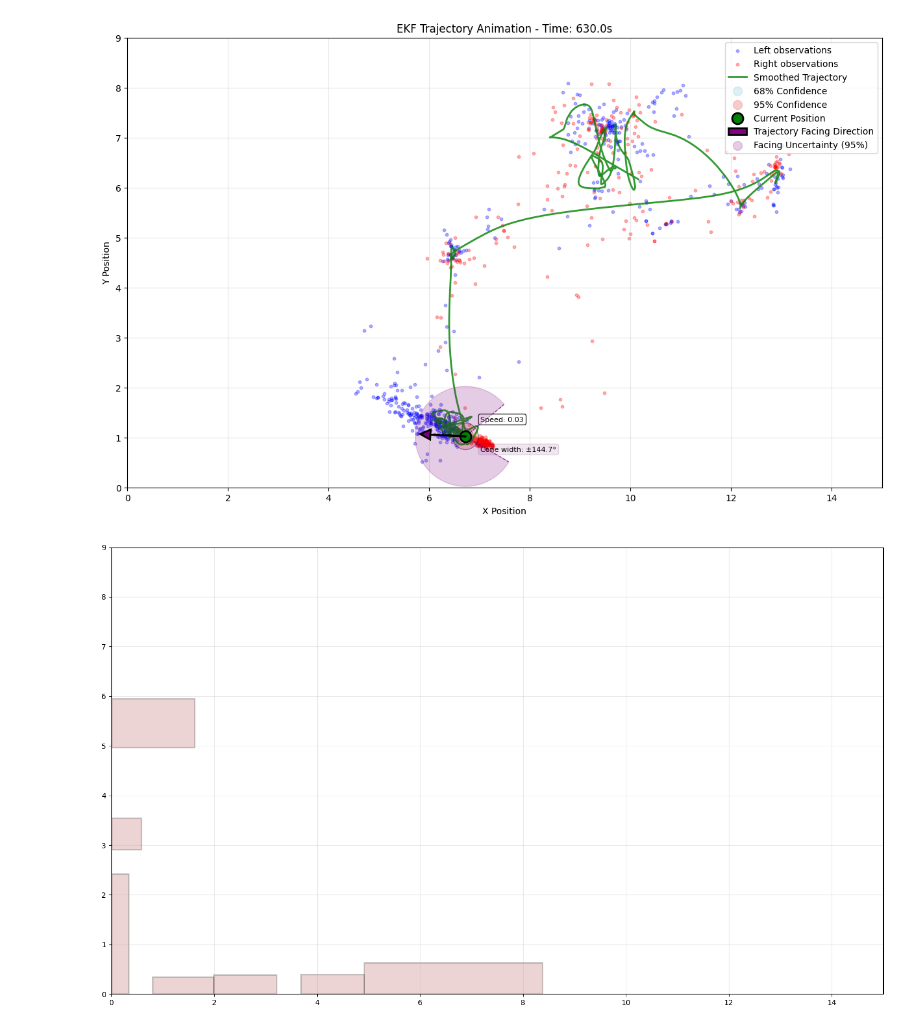
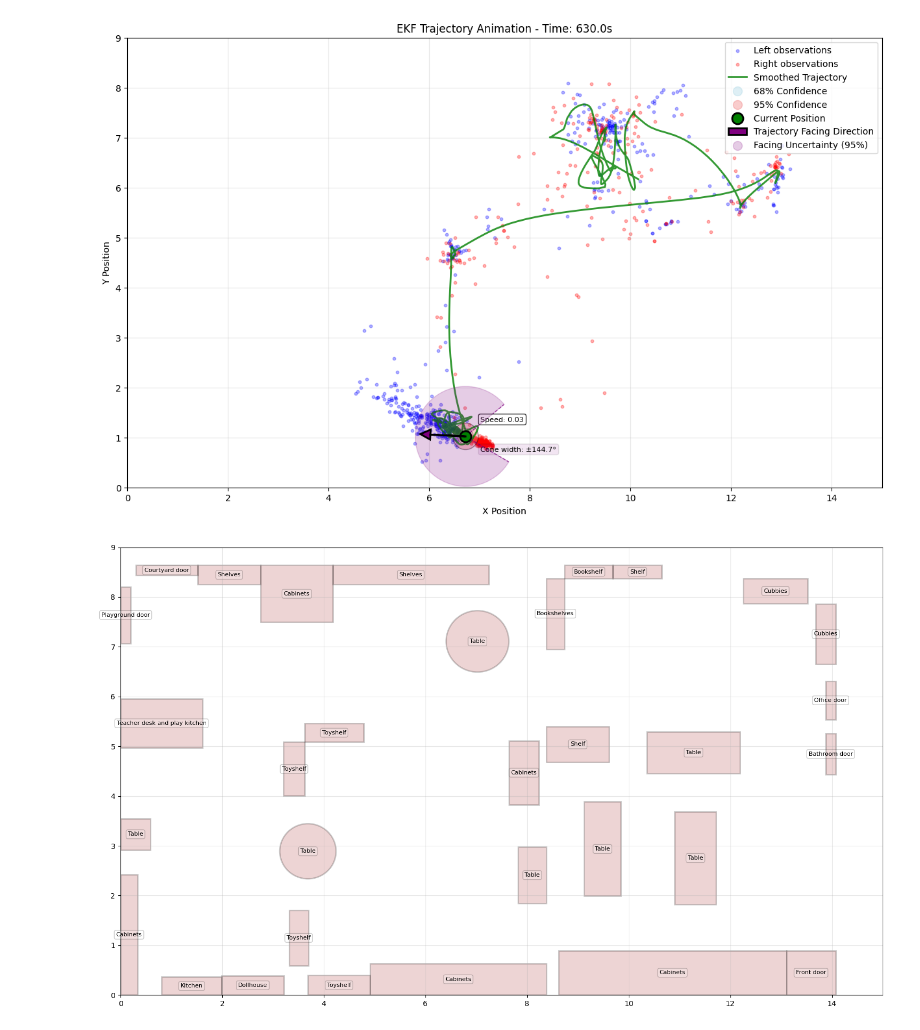
Before and after one commit to YuriFuuu/PsychologyLab_Update, a Jupyter notebook: Version 4_ Kalman_Fixed_Data + ZMAX Filter/data_processing_13_part3_ani.ipynb, the cells around one changed output. Cells and saved outputs as stored; diff of their text form; code cells hidden in the pictures.

```diff
--- a/Version 4_ Kalman_Fixed_Data + ZMAX Filter/data_processing_13_part3_ani.ipynb
+++ b/Version 4_ Kalman_Fixed_Data + ZMAX Filter/data_processing_13_part3_ani.ipynb
@@ -532,39 +531,68 @@ KeyboardInterrupt:
 # %%
 def show_furniture_layout(xlim=(0, 15), ylim=(0, 9)):
 
-    furniture = [
+    furniture_rectangle = [
         {'x': 0, 'y': 0, 'width': 0.334-0, 'height': 2.425-0, 'label': 'Cabinets', 'color': 'brown', 'alpha': 0.2},
         {'x': 0, 'y': 2.918, 'width': 0.588-0, 'height': 3.545-2.918, 'label': 'Table', 'color': 'brown', 'alpha': 0.2},
         {'x': 0, 'y': 4.970, 'width': 1.613-0, 'height': 5.955-4.970, 'label': 'Teacher desk and play kitchen', 'color': 'brown', 'alpha': 0.2},
-        {'x': 0.805, 'y': 0, 'width': 1.993-0.805, 'height': 0.343-0, 'label': 'Kitchen', 'color': 'brown', 'alpha': 0.2},
+        {'x': 0.805, 'y': 0, 'width': 1.993-0.805, 'height': 0.363-0, 'label': 'Kitchen', 'color': 'brown', 'alpha': 0.2},
         {'x': 1.993, 'y': 0, 'width': 3.213-1.993, 'height': 0.392-0, 'label': 'Dollhouse', 'color': 'brown', 'alpha': 0.2},
         {'x': 3.688, 'y': 0, 'width': 4.910-3.688, 'height': 0.394-0, 'label': 'Toyshelf', 'color': 'brown', 'alpha': 0.2},
+        {'x': 3.316, 'y': 0.596, 'width': 3.694-3.316, 'height': 1.702-0.596, 'label': 'Toyshelf', 'color': 'brown', 'alpha': 0.2},
         {'x': 4.910, 'y': 0, 'width': 8.380-4.910, 'height': 0.634-0, 'label': 'Cabinets', 'color': 'brown', 'alpha': 0.2},
-        # {'x': , 'y': , 'width': , 'height': , 'label': '', 'color': 'brown', 'alpha': 0.2},
+        {'x': 7.823, 'y': 1.845, 'width': 8.380-7.823, 'height': 2.976-1.845, 'label': 'Table', 'color': 'brown', 'alpha': 0.2},
+        {'x': 7.640, 'y': 3.827, 'width': 8.236-7.640, 'height': 5.112-3.827, 'label': 'Cabinets', 'color': 'brown', 'alpha': 0.2},
+        {'x': 3.209, 'y': 4.004, 'width': 3.620-3.209, 'height': 5.084-4.004, 'label': 'Toyshelf', 'color': 'brown', 'alpha': 0.2},
+        {'x': 3.620, 'y': 5.084, 'width': 4.788-3.620, 'height': 5.463-5.084, 'label': 'Toyshelf', 'color': 'brown', 'alpha': 0.2},
+        {'x': 8.380, 'y': 4.684, 'width': 9.612-8.380, 'height': 5.395-4.684, 'label': 'Shelf', 'color': 'brown', 'alpha': 0.2},
+        {'x': 10.354, 'y': 4.457, 'width': 12.196-10.354, 'height': 5.288-4.457, 'label': 'Table', 'color': 'brown', 'alpha': 0.2},
+        {'x': 9.124, 'y': 1.990, 'width': 9.843-9.124, 'height': 3.884-1.990, 'label': 'Table', 'color': 'brown', 'alpha': 0.2},
+        {'x': 10.904, 'y': 1.826, 'width': 11.720-10.904, 'height': 3.682-1.826, 'label': 'Table', 'color': 'brown', 'alpha': 0.2},
+        {'x': 8.621, 'y': 0, 'width': 13.101-8.621, 'height': 0.896-0, 'label': 'Cabinets', 'color': 'brown', 'alpha': 0.2},
+        {'x': 1.523, 'y': 8.254, 'width': 2.753-1.523, 'height': 8.638-8.254, 'label': 'Shelves', 'color': 'brown', 'alpha': 0.2},
+        {'x': 2.753, 'y': 7.491, 'width': 4.182-2.753, 'height': 8.638-7.491, 'label': 'Cabinets', 'color': 'brown', 'alpha': 0.2},
+        {'x': 4.182, 'y': 8.254, 'width': 7.243-4.182, 'height': 8.638-8.254, 'label': 'Shelves', 'color': 'brown', 'alpha': 0.2},
+        {'x': 8.380, 'y': 6.955, 'width': 8.736-8.380, 'height': 8.377-6.955, 'label': 'Bookshelves', 'color': 'brown', 'alpha': 0.2},
+        {'x': 12.249, 'y': 7.866, 'width': 13.526-12.249, 'height': 8.377-7.866, 'label': 'Cubbies', 'color': 'brown', 'alpha': 0.2},
+        {'x': 13.682, 'y': 6.655, 'width': 14.073-13.682, 'height': 7.857-6.655, 'label': 'Cubbies', 'color': 'brown', 'alpha': 0.2},
+        {'x': 0, 'y': 7.070, 'width': 0.2, 'height': 8.207-7.070, 'label': 'Playground door', 'color': 'brown', 'alpha': 0.2},
+        {'x': 0.298, 'y': 8.638-0.2, 'width': 1.517-0.298, 'height': 0.2, 'label': 'Courtyard door', 'color': 'brown', 'alpha': 0.2},
+        {'x': 14.073-0.2, 'y': 5.539, 'width': 0.2, 'height': 6.310-5.539, 'label': 'Office door', 'color': 'brown', 'alpha': 0.2},
+        {'x': 14.073-0.2, 'y': 4.434, 'width': 0.2, 'height': 5.256-4.434, 'label': 'Bathroom door', 'color': 'brown', 'alpha': 0.2},
+        {'x': 13.101, 'y': 0, 'width': 14.073-13.101, 'height': 0.896, 'label': 'Front door', 'color': 'brown', 'alpha': 0.2},
+        {'x': 8.736, 'y': 8.377, 'width': 9.683-8.736, 'height': 8.638-8.377, 'label': 'Bookshelf', 'color': 'brown', 'alpha': 0.2},
+        {'x': 9.683, 'y': 8.377, 'width': 14.073-13.101, 'height': 8.638-8.377, 'label': 'Shelf', 'color': 'brown', 'alpha': 0.2},
+    ]
+
+    furniture_circle = [
+        {'x': 3.133+(4.241-3.133)/2, 'y': 2.416+(3.364-2.416)/2, 'r': (4.241-3.133)/2, 'label': 'Table', 'color': 'brown', 'alpha': 0.2},
+        {'x': 6.407+(7.641-6.407)/2, 'y': 6.478+(7.740-6.478)/2, 'r': (7.641-6.407)/2, 'label': 'Table', 'color': 'brown', 'alpha': 0.2}
     ]
 
     fig, ax = plt.subplots(figsize=(15, 9))
     ax.grid(True, alpha=0.3)
     ax.set_xlim(xlim)
     ax.set_ylim(ylim)
 
-    for item in furniture:
-        furniture_rect = Rectangle(
-            (item['x'], item['y']), item['width'], item['height'],
-            facecolor=item['color'], alpha=item['alpha'],
-            edgecolor='black', linewidth=2
-        )
+    for item in furniture_rectangle:
+        furniture_rect = Rectangle((item['x'], item['y']), item['width'], item['height'], facecolor=item['color'], alpha=item['alpha'], edgecolor='black', linewidth=2)
         ax.add_patch(furniture_rect)
 
-        # center_x = item['x'] + item['width'] / 2
-        # center_y = item['y'] + item['height'] / 2
-        # ax.text(center_x, center_y, item['label'],
-        #        ha='center', va='center', fontsize=10, fontweight='bold',
-        #        bbox=dict(boxstyle="round,pad=0.3", facecolor='white', alpha=0.2))
+        center_x = item['x'] + item['width'] / 2
+        center_y = item['y'] + item['height'] / 2
+        ax.text(center_x, center_y, item['label'], ha='center', va='center', fontsize=8, bbox=dict(boxstyle="round,pad=0.3", facecolor='white', alpha=0.2))
+
+    for item in furniture_circle:
+        furniture_circ = Circle((item['x'], item['y']), item['r'], facecolor=item['color'], alpha=item['alpha'], edgecolor='black', linewidth=2)
+        ax.add_patch(furniture_circ)
+
+        center_x = item['x']
+        center_y = item['y']
+        ax.text(center_x, center_y, item['label'], ha='center', va='center', fontsize=8, bbox=dict(boxstyle="round,pad=0.3", facecolor='white', alpha=0.2))
 
     plt.tight_layout()
     plt.show()
 
 show_furniture_layout()
 # %% [output]
-[figure, old version]
+[figure, new version]
```
Also changed, not shown: parts of 2 cells of this notebook.
